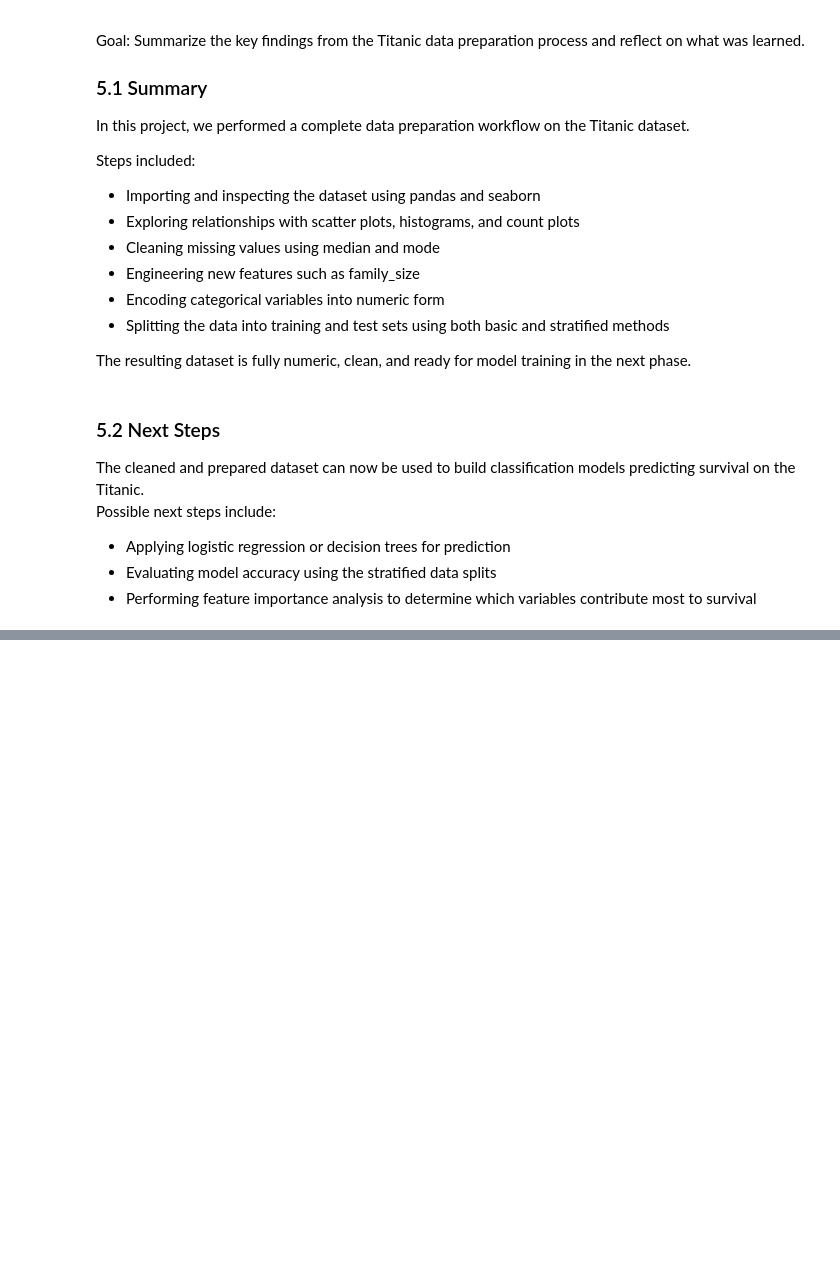
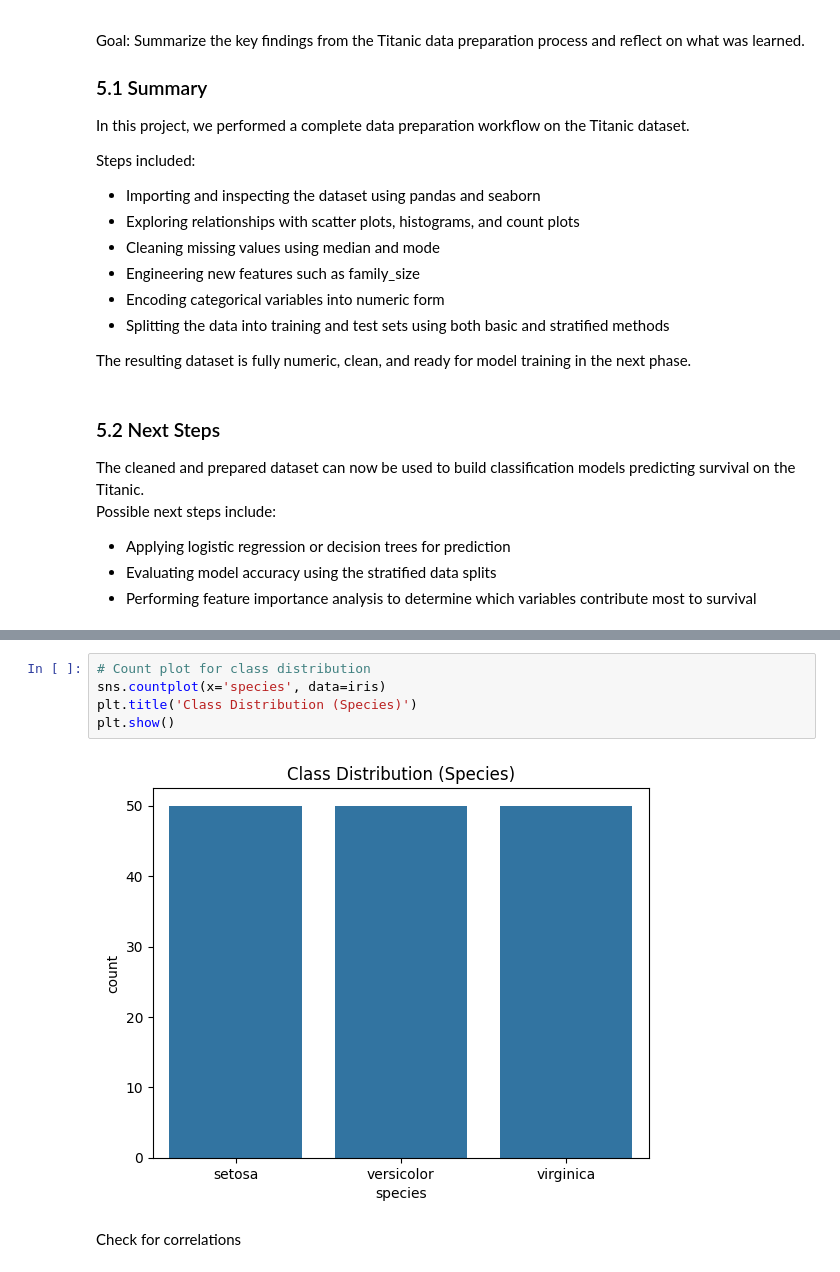
Before and after one commit to BethSpornitz/ml01, a Jupyter notebook: notebooks/project02/ml02_bethspornitz.ipynb, the cells around one changed output, grey strips where cells are left out. Saved outputs shown, nothing was run; the diff lists cells and outputs as text; blank space fills up the shorter version.

```diff
--- a/notebooks/project02/ml02_bethspornitz.ipynb
+++ b/notebooks/project02/ml02_bethspornitz.ipynb
@@ -581,0 +718,9 @@ Possible next steps include:
+# %%
+# Count plot for class distribution
+sns.countplot(x='species', data=iris)
+plt.title('Class Distribution (Species)')
+plt.show()
+# %% [output]
+[figure, added]
+# %% [markdown]
+Check for correlations
```
Also changed, not shown: parts of 36 cells of this notebook.
